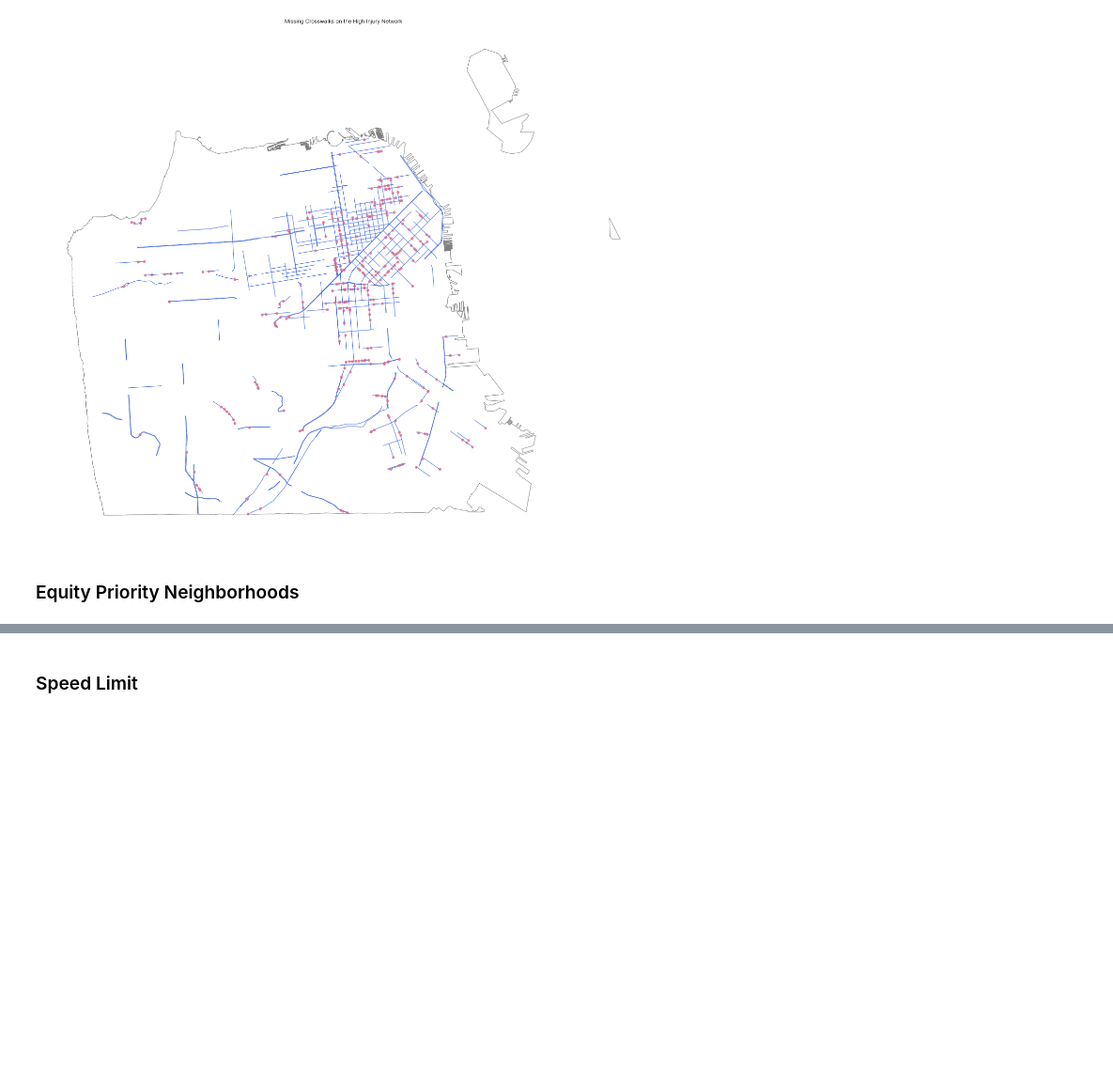
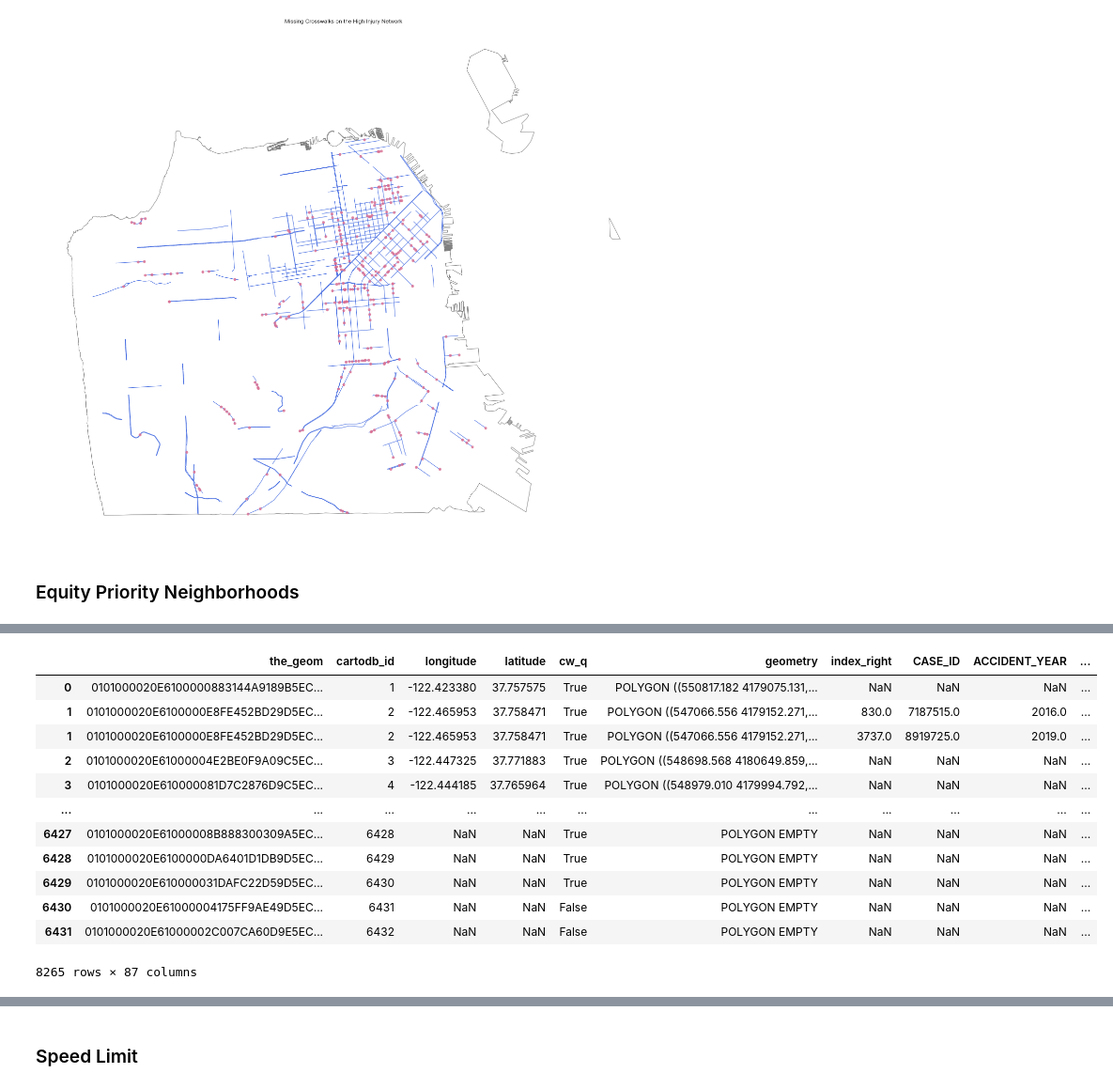
Before and after one commit to hua-mike/cp255-project, a Jupyter notebook: cp255-project-nb.ipynb, the cells around one changed output, grey strips where cells are left out. Shown at 94% size. Cells and saved outputs as stored; diff of their text form; code cells hidden in the pictures; blank space fills up the shorter version.

```diff
--- a/cp255-project-nb.ipynb
+++ b/cp255-project-nb.ipynb
@@ -337,0 +376,5 @@ plt.savefig('plot_name.png', dpi = 300)
+# %%
+# project to projected CRS to use units of meters
+crash_prj = crash.to_crs(projected_crs)
+cw_prj = cw.to_crs(projected_crs) # all crosswalks
+crash_prj.crs
@@ -337,0 +396,3 @@ plt.savefig('plot_name.png', dpi = 300)
+# %%
+cw_buff = cw_prj
+cw_buff['geometry'] = cw_prj.geometry.buffer(15)
@@ -337,0 +411,17 @@ plt.savefig('plot_name.png', dpi = 300)
+# %%
+cw_crash = gpd.sjoin(cw_buff, crash_prj, how = 'left', predicate='intersects')
+cw_crash
+# %% [output]
+|  | the_geom | cartodb_id | longitude | latitude | cw_q | geometry | index_right | CASE_ID | ACCIDENT_YEAR | ... |
+| 0 | 0101000020E6100000883144A9189B5EC... | 1 | -122.423380 | 37.757575 | True | POLYGON ((550817.182 4179075.131,... | NaN | NaN | NaN | ... |
+| 1 | 0101000020E6100000E8FE452BD29D5EC... | 2 | -122.465953 | 37.758471 | True | POLYGON ((547066.556 4179152.271,... | 830.0 | 7187515.0 | 2016.0 | ... |
+| 1 | 0101000020E6100000E8FE452BD29D5EC... | 2 | -122.465953 | 37.758471 | True | POLYGON ((547066.556 4179152.271,... | 3737.0 | 8919725.0 | 2019.0 | ... |
+| 2 | 0101000020E61000004E2BE0F9A09C5EC... | 3 | -122.447325 | 37.771883 | True | POLYGON ((548698.568 4180649.859,... | NaN | NaN | NaN | ... |
+| 3 | 0101000020E610000081D7C2876D9C5EC... | 4 | -122.444185 | 37.765964 | True | POLYGON ((548979.010 4179994.792,... | NaN | NaN | NaN | ... |
+| ... | ... | ... | ... | ... | ... | ... | ... | ... | ... | ... |
+| 6427 | 0101000020E61000008B888300309A5EC... | 6428 | NaN | NaN | True | POLYGON EMPTY | NaN | NaN | NaN | ... |
+| 6428 | 0101000020E6100000DA6401D1DB9D5EC... | 6429 | NaN | NaN | True | POLYGON EMPTY | NaN | NaN | NaN | ... |
+| 6429 | 0101000020E610000031DAFC22D59D5EC... | 6430 | NaN | NaN | True | POLYGON EMPTY | NaN | NaN | NaN | ... |
+| 6430 | 0101000020E61000004175FF9AE49D5EC... | 6431 | NaN | NaN | False | POLYGON EMPTY | NaN | NaN | NaN | ... |
+| 6431 | 0101000020E61000002C007CA60D9E5EC... | 6432 | NaN | NaN | False | POLYGON EMPTY | NaN | NaN | NaN | ... |
+8265 rows × 87 columns
```
Also changed, not shown: parts of 12 cells of this notebook.
